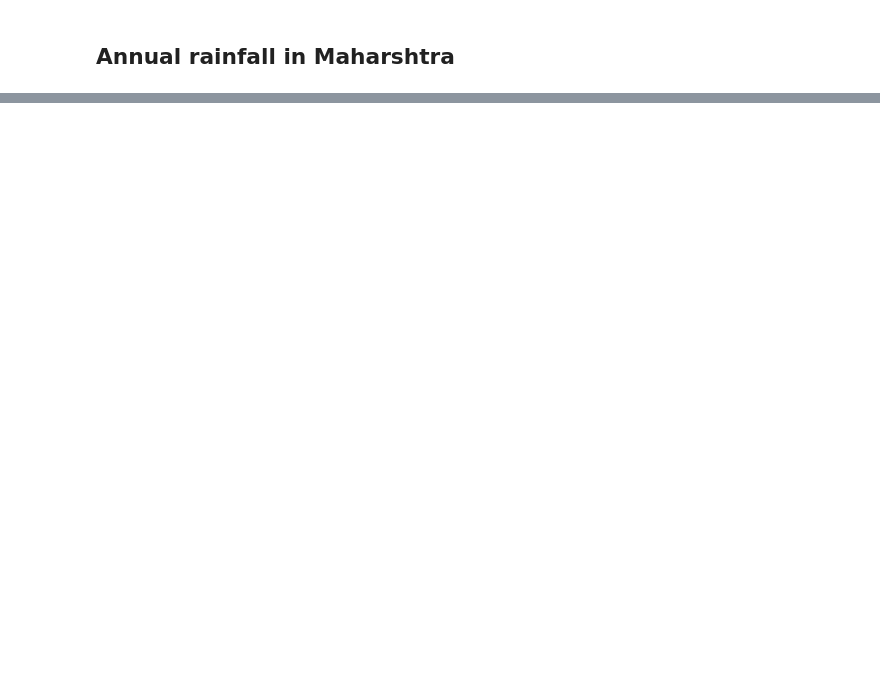
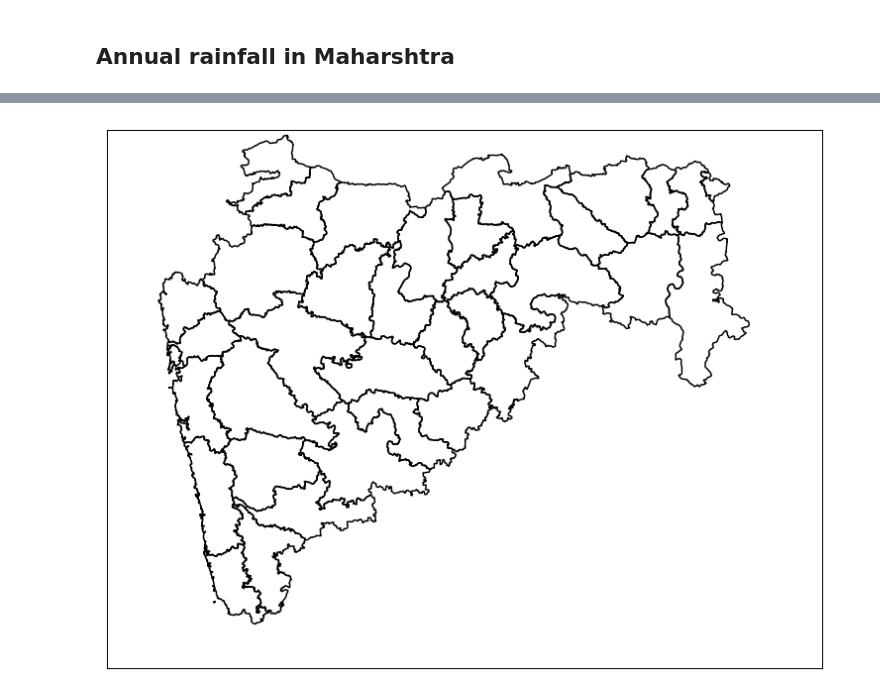
Before and after one commit to Abhishekmamidi123/Time-Series-Forecasting, a Jupyter notebook: Maharashtra/Maharashtra_Analysis.ipynb, the cells around one changed output, grey strips where cells are left out. Cells and saved outputs as stored; diff of their text form; code cells hidden in the pictures; blank space fills up the shorter version.

```diff
--- a/Maharashtra/Maharashtra_Analysis.ipynb
+++ b/Maharashtra/Maharashtra_Analysis.ipynb
@@ -75,6 +80,7 @@ for district in districts:
     df = df.as_matrix().reshape((len(years) * len(months), 1))[:,0]
     maharashtra_data[district] = df
 
+maharashtra_data = maharashtra_data.rename(columns={'Gadchiroli': 'Garhchiroli'})
 maharashtra_data.head()
 # %% [output]
 |  | Date | Year | Month | Ahmadnagar | Akola | Amravati | Aurangabad | Bhandara | Bid | Buldana | ... |
@@ -265,0 +298,4 @@ Annual_rainfall.plot(figsize=(12,8))
+# %%
+year_precipation = pd.DataFrame({'Precipitation': maharashtra_data.ix[0][3:]})
+year_precipation.index = maharashtra_data.ix[0].index[3:]
+year_precipation.head()
@@ -265,0 +309,9 @@ Annual_rainfall.plot(figsize=(12,8))
+# %%
+num_colors = 9
+values = year_precipation['Precipitation'].astype(float)
+cm = plt.get_cmap('rainbow')
+# rainbow, spring, PuRd, plasma
+scheme = [cm(i / num_colors) for i in range(num_colors)]
+bins = np.linspace(values.min(), values.max(), num_colors)
+year_precipation['bin'] = np.array(np.digitize(values, bins) - 1)
+year_precipation.sort_values('bin', ascending=False).head()
@@ -265,0 +325,34 @@ Annual_rainfall.plot(figsize=(12,8))
+# %%
+fig = plt.figure(figsize=(15,10))
+ax = fig.add_subplot(111)
+
+map = Basemap(projection='lcc',resolution='l', llcrnrlon=72,
+               llcrnrlat=15,urcrnrlon=82,urcrnrlat=22,lat_0=16,lon_0=75.11)
+
+map.drawmapboundary(fill_color='white')
+map.fillcontinents(color='white',lake_color='white')
+#map.drawcoastlines()
+
+map.readshapefile('gadm36_IND_shp/gadm36_IND_2', 'gadm36_IND_2', drawbounds = False)
+
+for info, shape in zip(map.gadm36_IND_2_info, map.gadm36_IND_2):
+    if(info['NAME_1'] == 'Maharashtra'):
+        x, y = zip(*shape)
+        map.plot(x, y, marker=None, color='black')
+
+        district = info['NAME_2']
+        if district not in year_precipation.index:
+            color = '#dddddd'
+        else:
+            color = scheme[year_precipation.ix[district]['bin']]
+            color = '#ffffff'
+            patches = [Polygon(np.array(shape), True)]
+            pc = PatchCollection(patches)
+            pc.set_facecolor(color)
+            ax.add_collection(pc)
+    else:
+        color = '#dddddd'
+
+plt.show()
+# %% [output]
+[figure, added]
```
Also changed, not shown: parts of 32 cells of this notebook.
